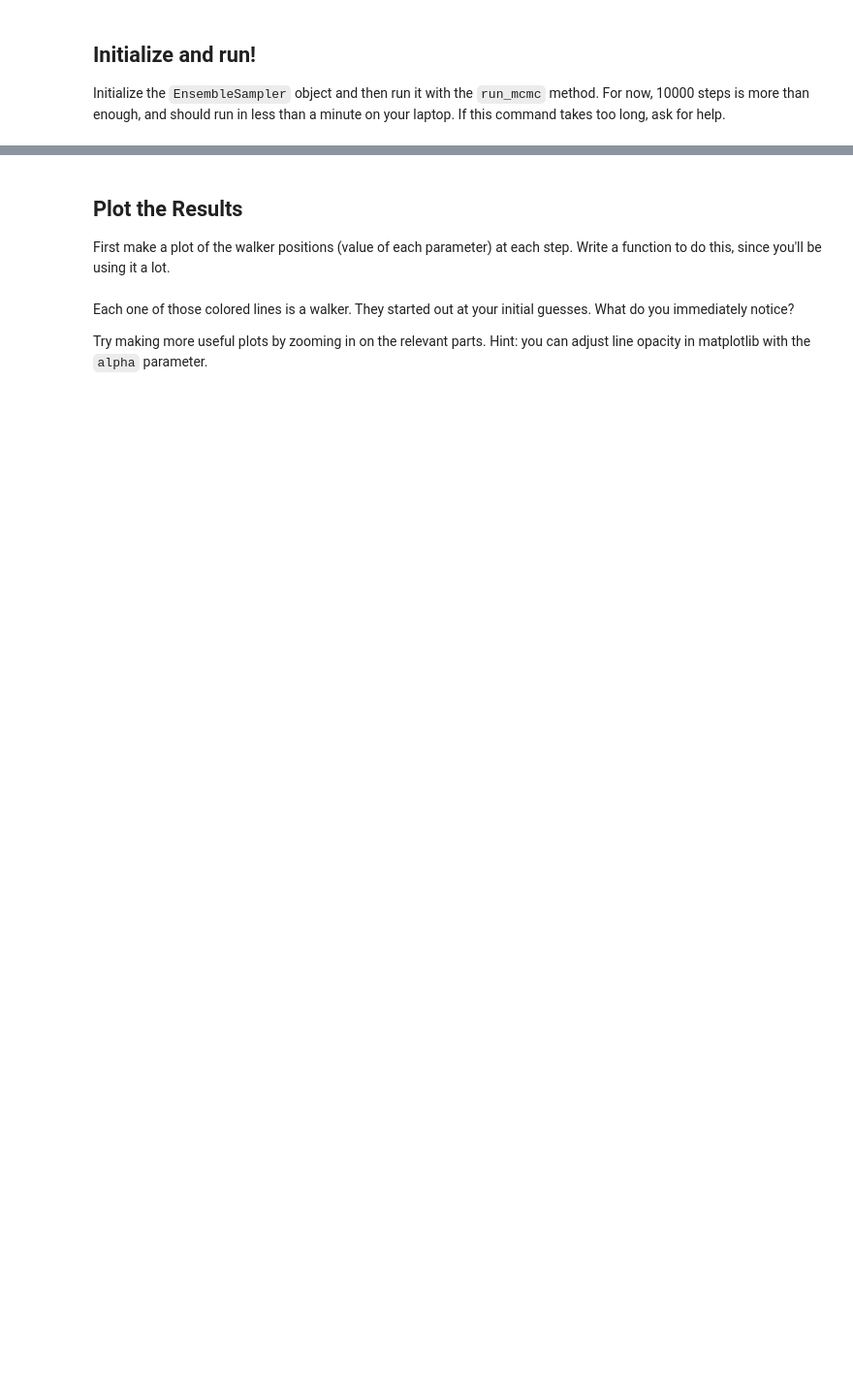
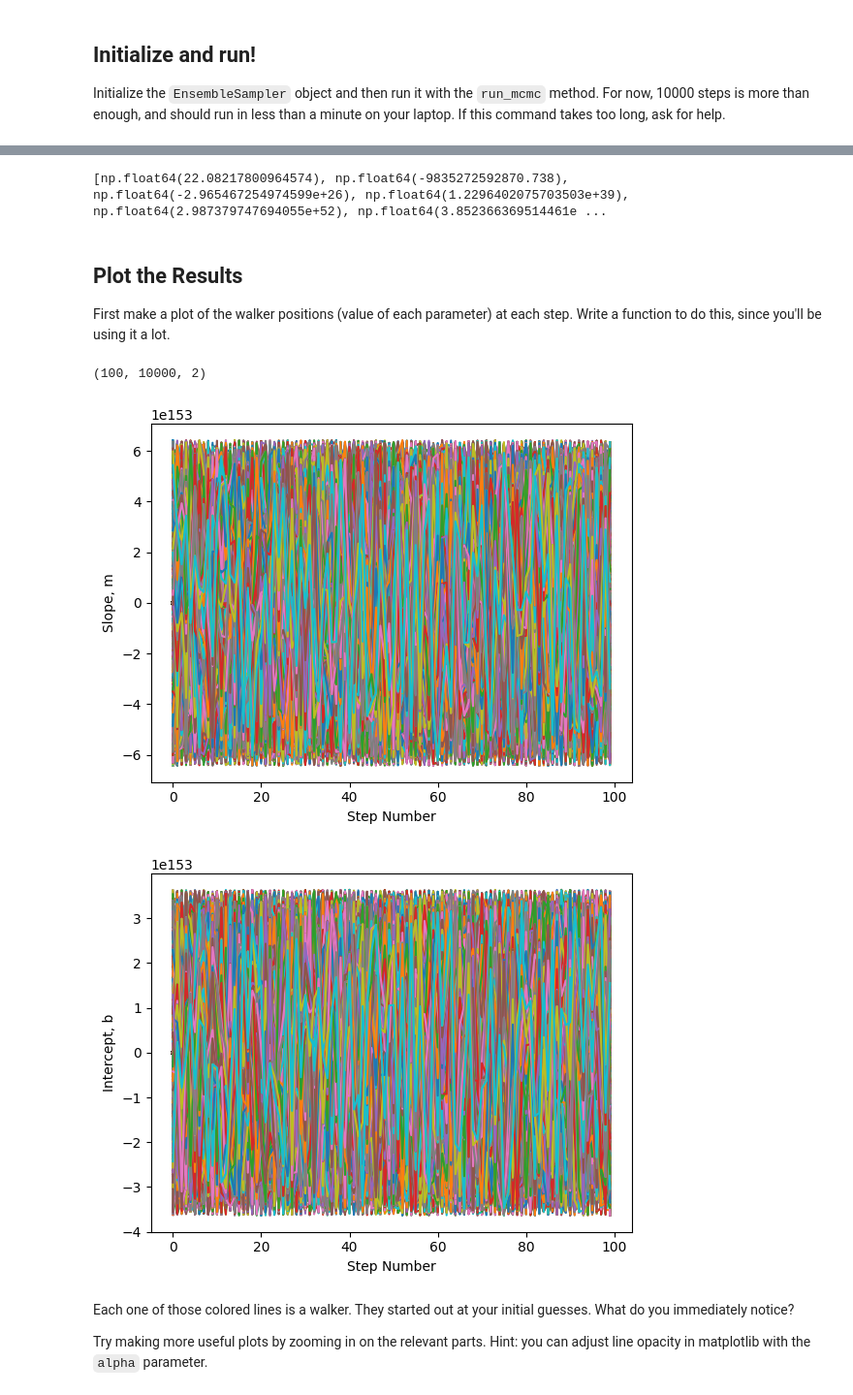
Before and after one commit to ASTR154/bayesian-statistics, a Jupyter notebook: mcmc_line_fitting.ipynb, the cells around one changed output, grey strips where cells are left out. Shown at 97% size. Cells and saved outputs as stored; diff of their text form; code cells hidden in the pictures; blank space fills up the shorter version.

```diff
--- a/mcmc_line_fitting.ipynb
+++ b/mcmc_line_fitting.ipynb
@@ -25,14 +29,3 @@ Choose a slope $m$, intercept $b$, and scatter $\sigma$, and generate $N$ random
 # %% [markdown]
 ## Write Down the Posterior
 Define functions that return the prior, the likelihood, and the posterior given a parameter vector `theta = [m, b]`. For computational accuracy (and convenience), we actually want to do this in log space. You can either use `np.log` (natural log) or `np.log10` (base-10 log). Regardless of the shape of your prior, it's good practice to limit the values of $m$ and $b$ to some reasonable range. (Hint: this section is identical to the previous notebook.)
-# %%
-# complete
-# complete
-# complete
-# complete
-
-def log_prior(  # complete
-
-def log_likelihood(  # complete
-
-def log_posterior(  # complete
@@ -43,8 +125,8 @@ This time we will use the `emcee` package that you imported above to sample the
 Note, we will initialise the sampler in #1.5
 # %%
 n_walkers = 100
-n_params =  # complete
-args =  # complete
+n_params = 2
+args = [x, y, dy]
 # %% [markdown]
 ## Setup random initial guesses for the starting positions
 
@@ -55,0 +134,7 @@ initial_guesses =  # complete
+# %%
+# guess values: 20, 60
+# guess width: 3
+m_random = np.random.normal(20, 3, size=n_walkers)
+b_random = np.random.normal(60, 3, size=n_walkers)
+initial_guesses =np.array([[m_random[i], b_random[i]] for i in range(n_walkers)])
+print(initial_guesses[46])
@@ -59,7 +146,7 @@ initial_guesses =  # complete
 Initialize the `EnsembleSampler` object and then run it with the `run_mcmc` method. For now, 10000 steps is more than enough, and should run in less than a minute on your laptop. If this command takes too long, ask for help.
 # %%
 # initialize the sampler
-sampler = emcee.EnsembleSampler(  # complete
+sampler = emcee.EnsembleSampler(n_walkers, n_params, log_posterior, args = args)
 
 # run!
-sampler.run_mcmc(  # complete
+sampler.run_mcmc(initial_state=initial_guesses, nsteps=int(1e4))
@@ -66,32 +171,40 @@ sampler.run_mcmc(  # complete
+# %%
+print([sampler.chain[0,i,0] for i in range(int(1e4)) if i%100 == 0])
+# %% [output]
+[np.float64(22.08217800964574), np.float64(-9835272592870.738), np.float64(-2.965467254974599e+26), np.float64(1.2296402075703503e+39), np.float64(2.987379747694055e+52), np.float64(3.852366369514461e ...
 # %% [markdown]
 ## Plot the Results
 First make a plot of the walker positions (value of each parameter) at each step. Write a function to do this, since you'll be using it a lot.
 # %%
 print(sampler.chain.shape)  # check that this has dimensions (n_walkers, n_steps, n_params)
 
 def chain_plots(chain, **kwargs):
     """
     Plot the histories for each walker in sampler.chain
 
     Parameters
     ----------
     chain: ndarray
         3D array given by sampler.flatchain, with shape (n_walkers, n_steps, n_params)
     kwargs: `.Line2D` properties, optional
         All keyword arguments are passed to `pyplot.plot`
     """
 
     plt.figure()
-    plt.plot(  # complete
+    plt.plot(chain[:,:,0], **kwargs)
     plt.xlabel('Step Number')
     plt.ylabel('Slope, m')
 
     plt.figure()
-    plt.plot(  # complete
+    plt.plot(chain[:,:,1], **kwargs)  # complete
     plt.xlabel('Step Number')
     plt.ylabel('Intercept, b')
 
 chain_plots(sampler.chain)
+# %% [output]
+(100, 10000, 2)
+[figure, added]
+[figure, added]
 # %% [markdown]
 Each one of those colored lines is a walker. They started out at your initial guesses. What do you immediately notice?
 
```
Also changed, not shown: parts of 7 cells of this notebook, 1 other file.
